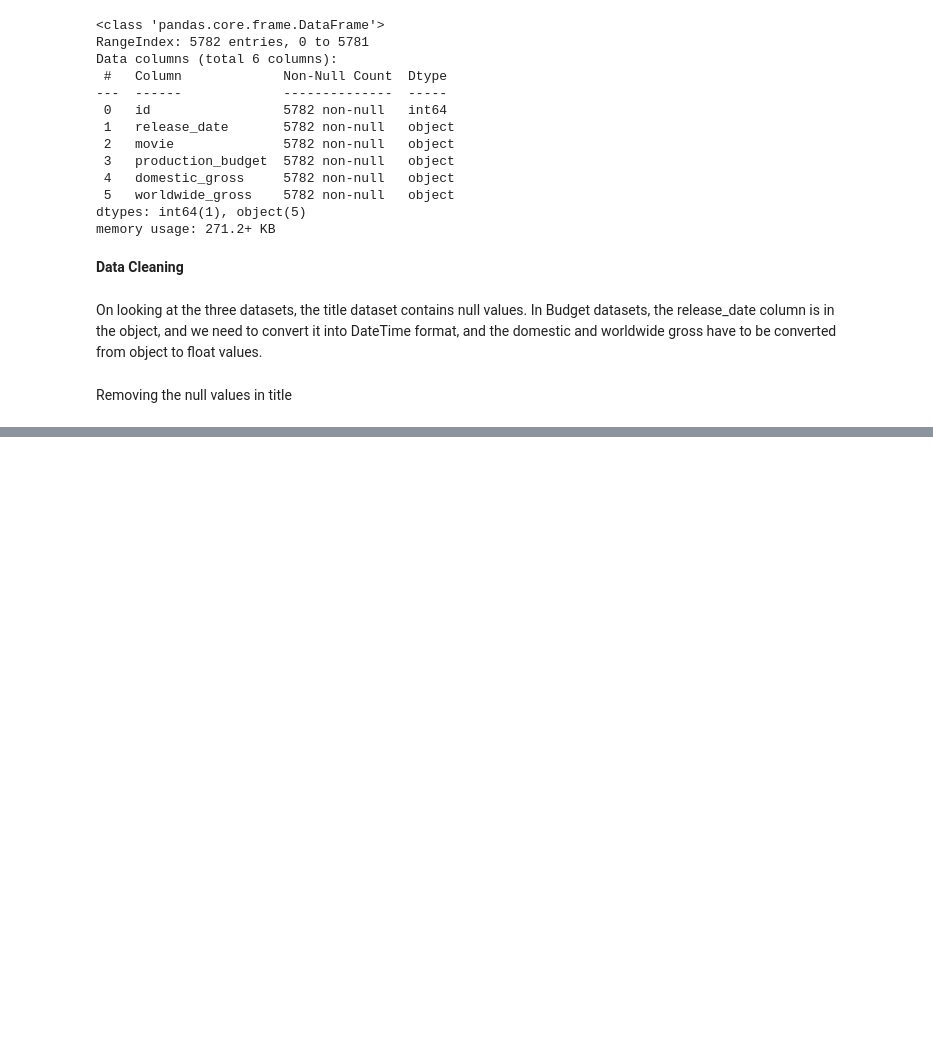
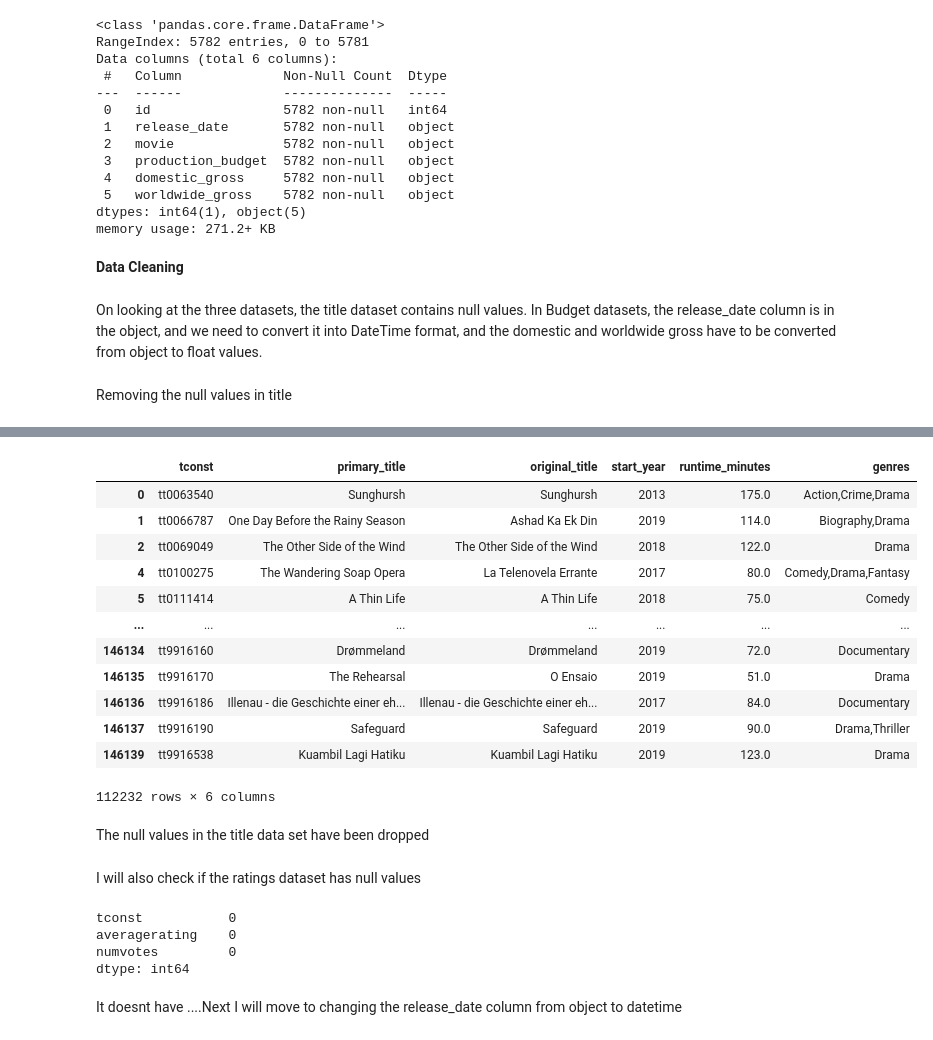
Before and after one commit to DarvinKerubo/dsc-phase-1-project, a Jupyter notebook: student.ipynb, the cells around one changed output, grey strips where cells are left out. Drawn from its saved outputs; the diff is of its cells as text; code cells hidden in the pictures; blank space fills up the shorter version.

```diff
--- a/student.ipynb
+++ b/student.ipynb
@@ -136,0 +161,29 @@ imdb
+# %%
+imdb_title_basics.dropna()
+# %% [output]
+|  | tconst | primary_title | original_title | start_year | runtime_minutes | genres |
+| 0 | tt0063540 | Sunghursh | Sunghursh | 2013 | 175.0 | Action,Crime,Drama |
+| 1 | tt0066787 | One Day Before the Rainy Season | Ashad Ka Ek Din | 2019 | 114.0 | Biography,Drama |
+| 2 | tt0069049 | The Other Side of the Wind | The Other Side of the Wind | 2018 | 122.0 | Drama |
+| 4 | tt0100275 | The Wandering Soap Opera | La Telenovela Errante | 2017 | 80.0 | Comedy,Drama,Fantasy |
+| 5 | tt0111414 | A Thin Life | A Thin Life | 2018 | 75.0 | Comedy |
+| ... | ... | ... | ... | ... | ... | ... |
+| 146134 | tt9916160 | Drømmeland | Drømmeland | 2019 | 72.0 | Documentary |
+| 146135 | tt9916170 | The Rehearsal | O Ensaio | 2019 | 51.0 | Drama |
+| 146136 | tt9916186 | Illenau - die Geschichte einer eh... | Illenau - die Geschichte einer eh... | 2017 | 84.0 | Documentary |
+| 146137 | tt9916190 | Safeguard | Safeguard | 2019 | 90.0 | Drama,Thriller |
+| 146139 | tt9916538 | Kuambil Lagi Hatiku | Kuambil Lagi Hatiku | 2019 | 123.0 | Drama |
+112232 rows × 6 columns
+# %% [markdown]
+The null values in the title data set have been dropped
+# %% [markdown]
+I will also check if the ratings dataset has null values
+# %%
+imdb_title_ratings.isnull().sum()
+# %% [output]
+tconst           0
+averagerating    0
+numvotes         0
+dtype: int64
+# %% [markdown]
+It doesnt have ....Next I will move to changing the release_date column from object to datetime
```
Also changed, not shown: parts of 3 cells of this notebook.
